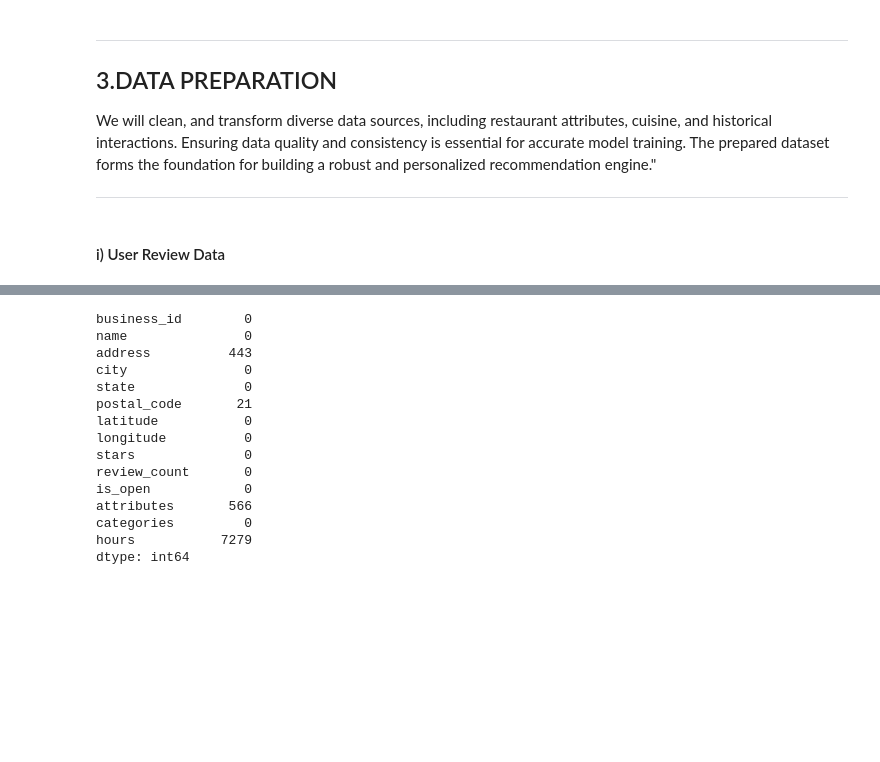
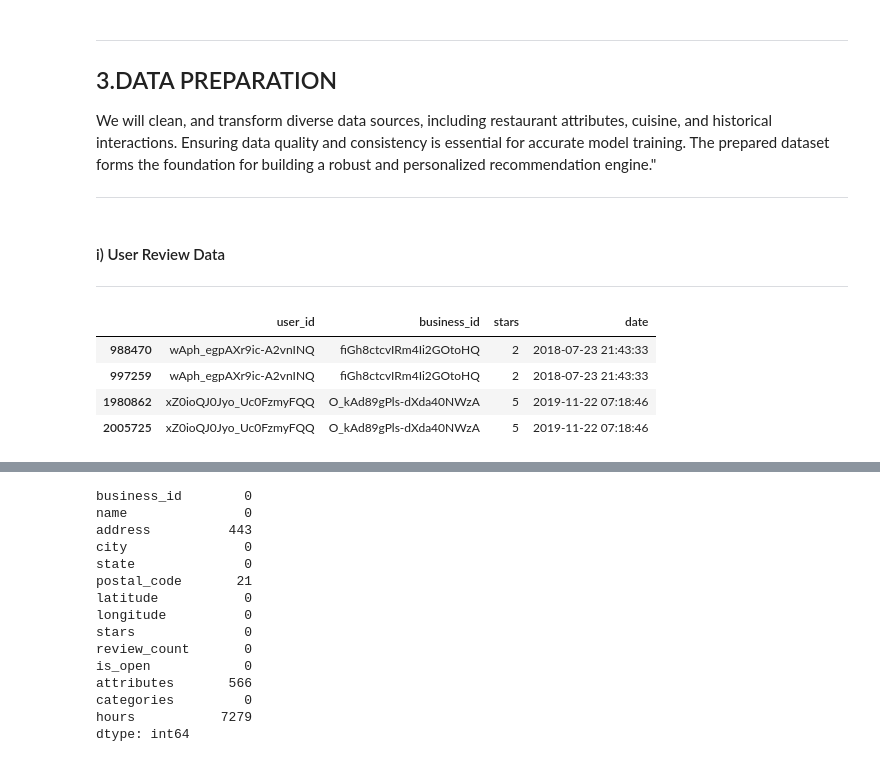
Before and after one commit to RonoHenry/Restaurant-Recommendation-System, a Jupyter notebook: 2. Data Preparation.ipynb, the cells around one changed output, grey strips where cells are left out. Cells and saved outputs as stored; diff of their text form; code cells hidden in the pictures; blank space fills up the shorter version.

```diff
--- a/2. Data Preparation.ipynb
+++ b/2. Data Preparation.ipynb
@@ -17,6 +18,7 @@ from understanding import DataLoader, DataChecks, DataInfo
 # %% [markdown]
 
 #### i) User Review Data
+***
 # %%
 # Instantiate the DataLoader class
 loader= DataLoader()
@@ -28,0 +29,10 @@ users_data_cleaned = users_data.drop(columns=['useful', 'funny', 'cool'])
+# %%
+# Checking the duplicates in the user data
+checks= DataChecks(users_data)
+checks.check_duplicates()
+# %% [output]
+|  | user_id | business_id | stars | date |
+| 988470 | wAph_egpAXr9ic-A2vnINQ | fiGh8ctcvIRm4Ii2GOtoHQ | 2 | 2018-07-23 21:43:33 |
+| 997259 | wAph_egpAXr9ic-A2vnINQ | fiGh8ctcvIRm4Ii2GOtoHQ | 2 | 2018-07-23 21:43:33 |
+| 1980862 | xZ0ioQJ0Jyo_Uc0FzmyFQQ | O_kAd89gPls-dXda40NWzA | 5 | 2019-11-22 07:18:46 |
+| 2005725 | xZ0ioQJ0Jyo_Uc0FzmyFQQ | O_kAd89gPls-dXda40NWzA | 5 | 2019-11-22 07:18:46 |
```
Also changed, not shown: parts of 37 cells of this notebook, 6 other files.
